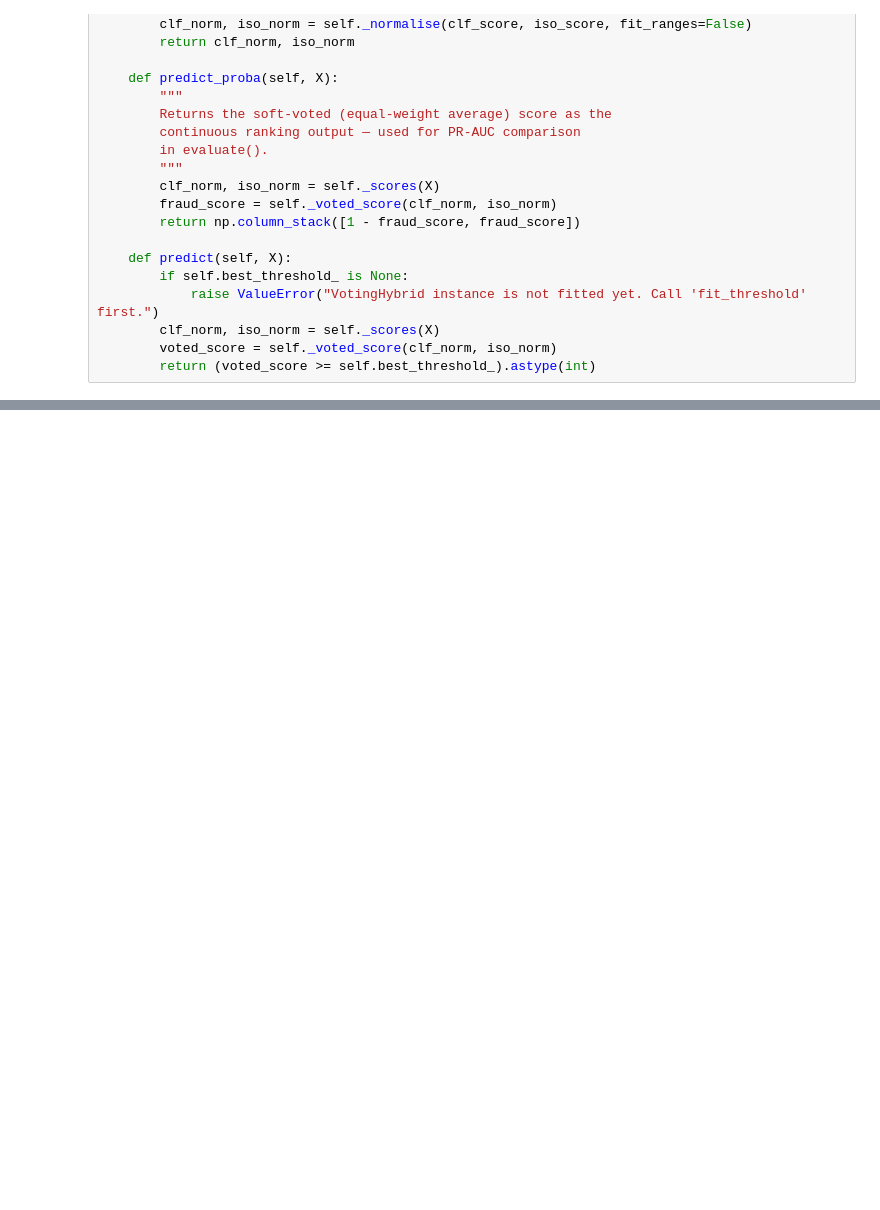
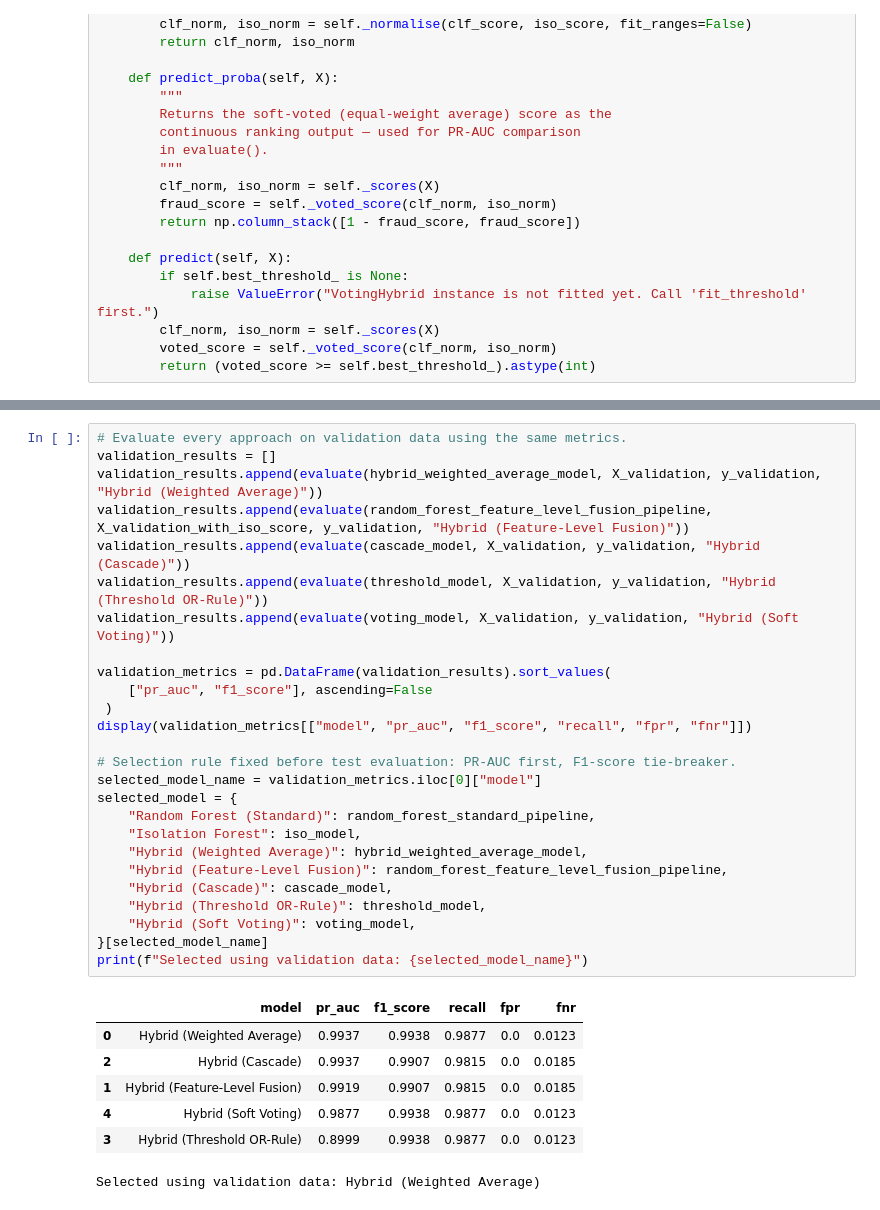
Before and after one commit to Daazee/fraud-detection-models, a Jupyter notebook: notebooks/hybrid_models.ipynb, the cells around one changed output, grey strips where cells are left out. Saved outputs shown, nothing was run; the diff lists cells and outputs as text; blank space fills up the shorter version.

```diff
--- a/notebooks/hybrid_models.ipynb
+++ b/notebooks/hybrid_models.ipynb
@@ -460,3 +473,37 @@ Best threshold: 0.50, Best F1: 0.9906
+# %%
+# Evaluate every approach on validation data using the same metrics.
+validation_results = []
+validation_results.append(evaluate(hybrid_weighted_average_model, X_validation, y_validation, "Hybrid (Weighted Average)"))
+validation_results.append(evaluate(random_forest_feature_level_fusion_pipeline, X_validation_with_iso_score, y_validation, "Hybrid (Feature-Level Fusion)"))
+validation_results.append(evaluate(cascade_model, X_validation, y_validation, "Hybrid (Cascade)"))
+validation_results.append(evaluate(threshold_model, X_validation, y_validation, "Hybrid (Threshold OR-Rule)"))
+validation_results.append(evaluate(voting_model, X_validation, y_validation, "Hybrid (Soft Voting)"))
+
+validation_metrics = pd.DataFrame(validation_results).sort_values(
+    ["pr_auc", "f1_score"], ascending=False
+ )
+display(validation_metrics[["model", "pr_auc", "f1_score", "recall", "fpr", "fnr"]])
+
+# Selection rule fixed before test evaluation: PR-AUC first, F1-score tie-breaker.
+selected_model_name = validation_metrics.iloc[0]["model"]
+selected_model = {
+    "Random Forest (Standard)": random_forest_standard_pipeline,
+    "Isolation Forest": iso_model,
+    "Hybrid (Weighted Average)": hybrid_weighted_average_model,
+    "Hybrid (Feature-Level Fusion)": random_forest_feature_level_fusion_pipeline,
+    "Hybrid (Cascade)": cascade_model,
+    "Hybrid (Threshold OR-Rule)": threshold_model,
+    "Hybrid (Soft Voting)": voting_model,
+}[selected_model_name]
+print(f"Selected using validation data: {selected_model_name}")
+# %% [output]
+|  | model | pr_auc | f1_score | recall | fpr | fnr |
+| 0 | Hybrid (Weighted Average) | 0.9937 | 0.9938 | 0.9877 | 0.0 | 0.0123 |
+| 2 | Hybrid (Cascade) | 0.9937 | 0.9907 | 0.9815 | 0.0 | 0.0185 |
+| 1 | Hybrid (Feature-Level Fusion) | 0.9919 | 0.9907 | 0.9815 | 0.0 | 0.0185 |
+| 4 | Hybrid (Soft Voting) | 0.9877 | 0.9938 | 0.9877 | 0.0 | 0.0123 |
+| 3 | Hybrid (Threshold OR-Rule) | 0.8999 | 0.9938 | 0.9877 | 0.0 | 0.0123 |
+Selected using validation data: Hybrid (Weighted Average)
 # %%
 # Invert the anomaly scores for test data to make them more intuitive (higher score = more anomalous)
 inverted_iso_model_test_score = -iso_model.decision_function(X_test)
```
Also changed, not shown: parts of 15 cells of this notebook.
